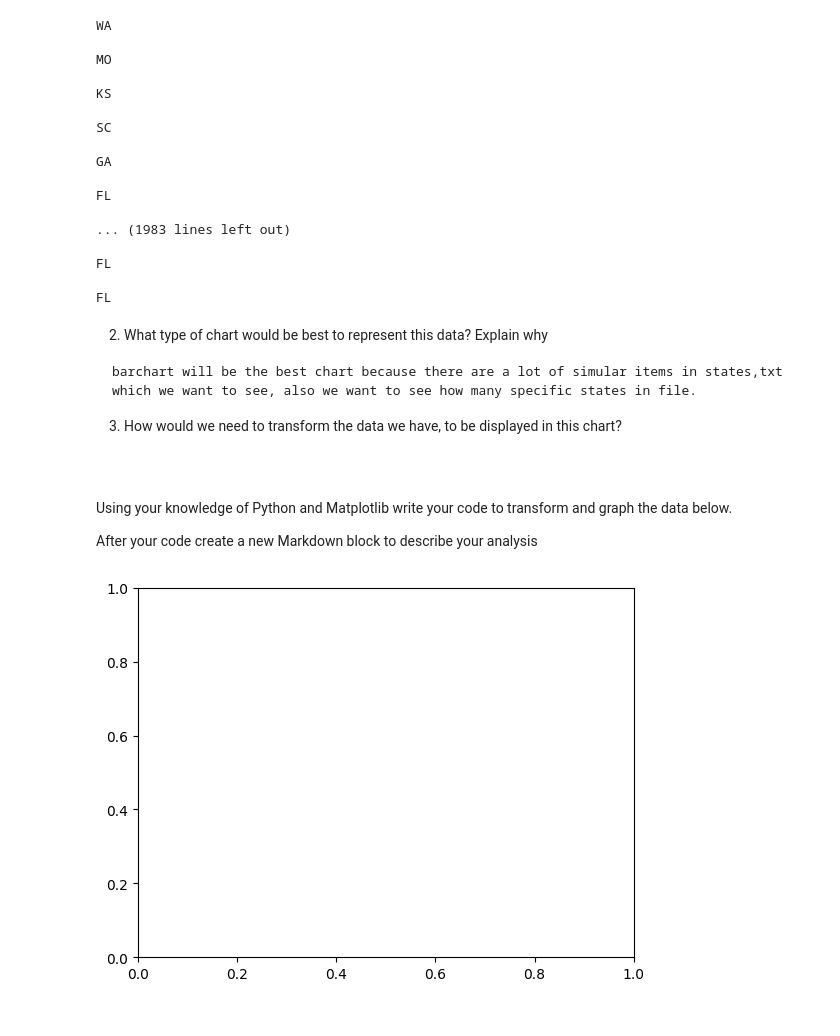
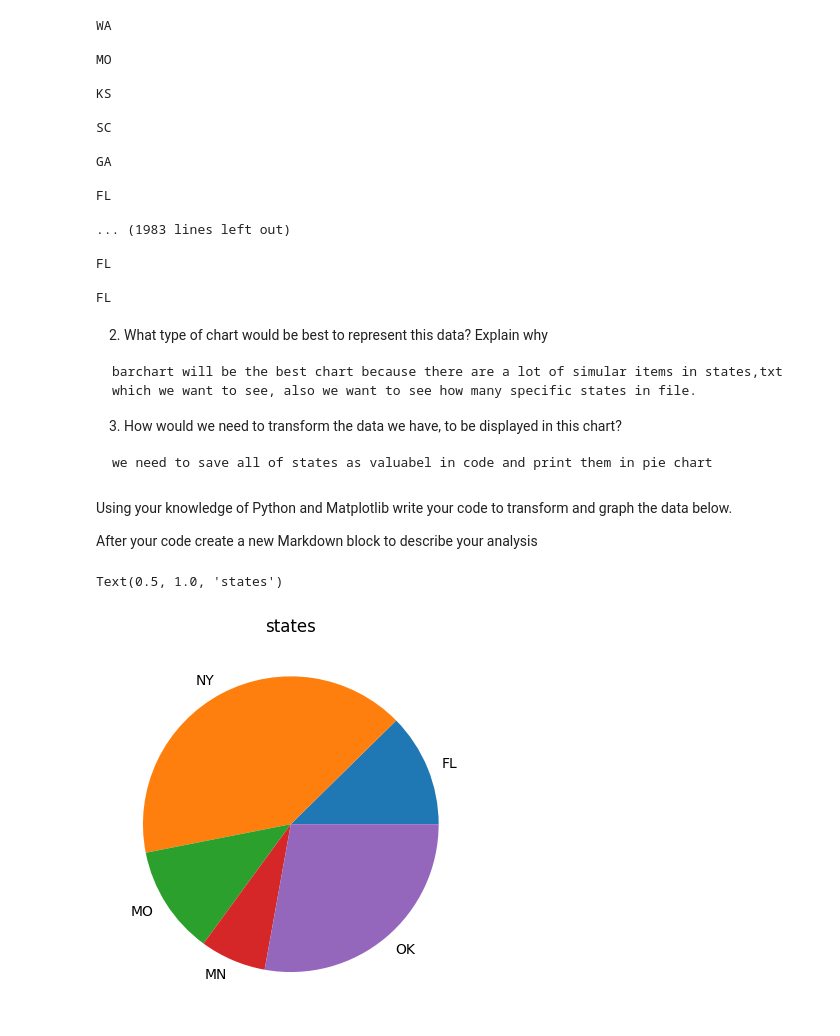
Before and after one commit to nikitaNotvas/python_unit2_data_science, a Jupyter notebook: file_operations.ipynb, the cells around one changed output. Saved outputs shown, nothing was run; the diff lists cells and outputs as text; code cells hidden in the pictures.

````diff
--- a/file_operations.ipynb
+++ b/file_operations.ipynb
@@ -40,14 +40,40 @@ barchart will be the best chart because there are a lot of simular items in stat
 ```
 3. How would we need to transform the data we have, to be displayed in this chart?
 ```
-
+we need to save all of states as valuabel in code and print them in pie chart
 ```
 # %% [markdown]
 Using your knowledge of Python and Matplotlib write your code to transform and graph the data below.
 
 After your code create a new Markdown block to describe your analysis
-# %%
-import matplotlib.pyplot as plt
-with open('states.txt','r') as listt:
-# %% [output]
-[figure, removed]
+# %%
+import matplotlib.pyplot as plt
+num_Fl=0
+num_Ny=0
+num_Mo=0#this part is used to stored all of states which will be in chart
+num_Ok=0
+num_Mn=0
+
+with open ("states.txt","r") as listt:
+    for x in listt:
+        if x == "FL\n":
+          num_Fl+=1
+        elif x == "NY\n":#this part is counting states and saving in valuble
+          num_Ny+=1
+        elif x == "MO\n":
+          num_Mo+=1
+        elif x == "OK\n":
+          num_Ok+=1
+        elif x == "MN\n":
+          num_Mn+=1
+
+
+labels='FL',"NY","MO","MN","OK"
+sizes=num_Mo,num_Fl,num_Mn,num_Ok,num_Ny
+ax=plt.subplot()#this part is printing pie chart
+
+ax.pie(sizes,labels=labels)
+plt.title("states")
+# %% [output]
+Text(0.5, 1.0, 'states')
+[figure, added]
````
Also changed, not shown: parts of 1 cell of this notebook.
